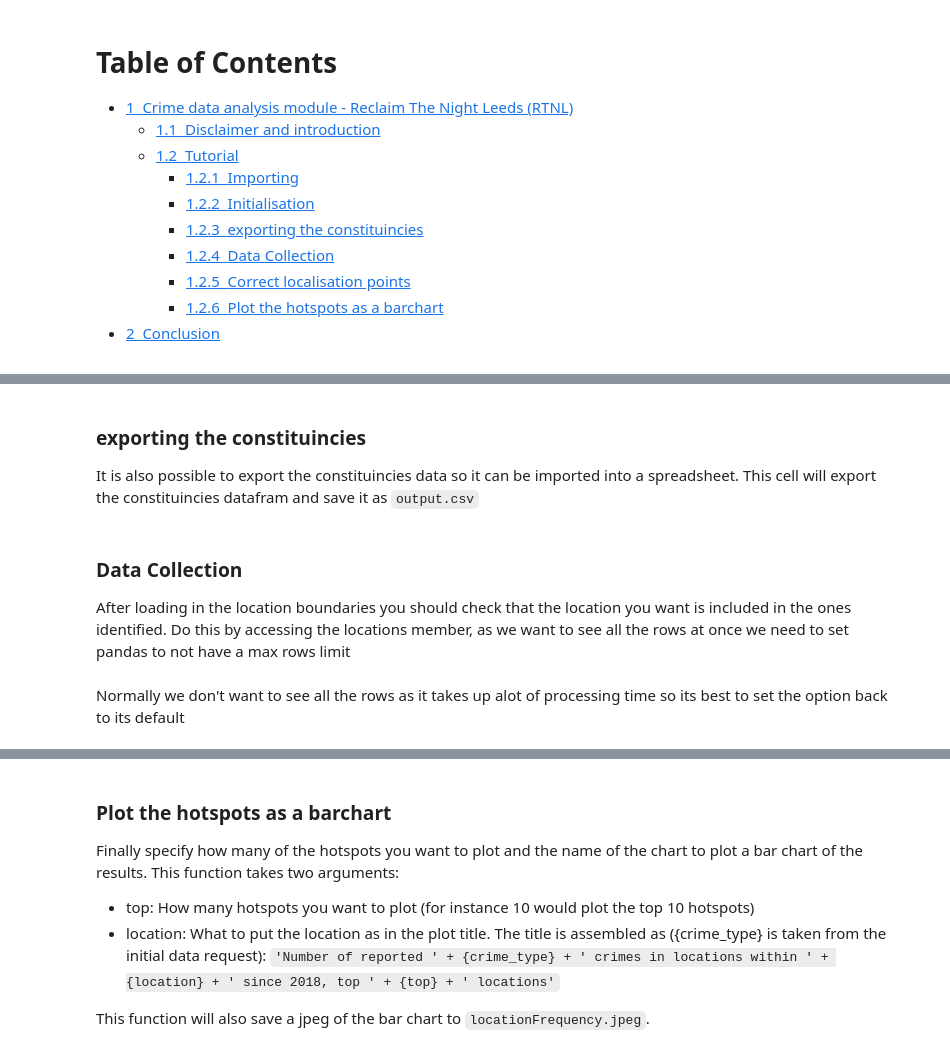
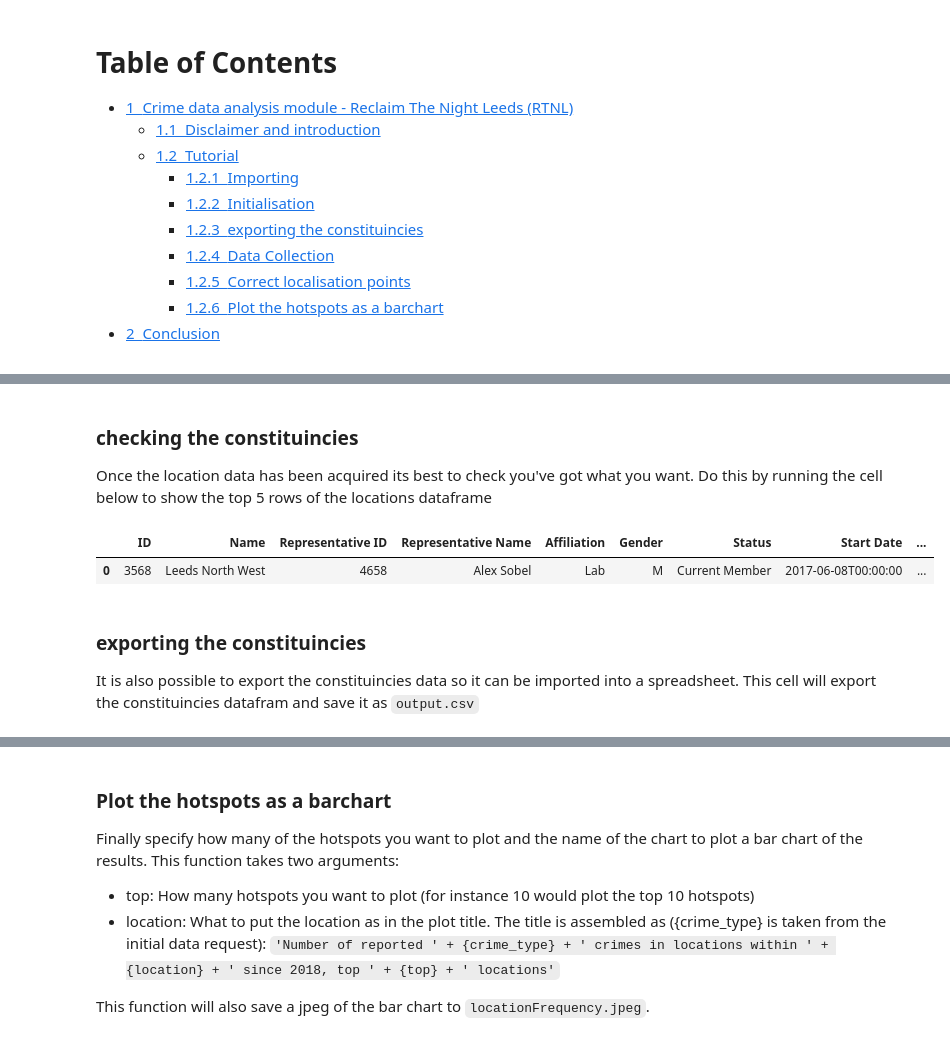
Before and after one commit to Reclaim-The-Night-Leeds/crime-hotspots-uk, a Jupyter notebook: demo.ipynb, the cells around one changed output, grey strips where cells are left out. Saved outputs shown, nothing was run; the diff lists cells and outputs as text; code cells hidden in the pictures.

```diff
--- a/demo.ipynb
+++ b/demo.ipynb
@@ -31,8 +50,13 @@ data = dataCollection.Reclaim(name = 'Leeds North West', location_names = ['Leed
+# %% [markdown]
+### checking the constituincies
+Once the location data has been acquired its best to check you've got what you want. Do this by running the cell below to show the top 5 rows of the locations dataframe
+# %%
+data.locations.locations.head()
+# %% [output]
+|  | ID | Name | Representative ID | Representative Name | Affiliation | Gender | Status | Start Date | ... |
+| 0 | 3568 | Leeds North West | 4658 | Alex Sobel | Lab | M | Current Member | 2017-06-08T00:00:00 | ... |
 # %% [markdown]
 ### exporting the constituincies
 It is also possible to export the constituincies data so it can be imported into a spreadsheet. This cell will export the constituincies datafram and save it as `output.csv`
 # %%
 data.locations.export('output.csv')
-# %% [markdown]
-### Data Collection
-After loading in the location boundaries you should check that the location you want is included in the ones identified. Do this by accessing the locations member, as we want to see all the rows at once we need to set pandas to not have a max rows limit
@@ -42,2 +62,0 @@ data.locations.locations
-# %% [markdown]
-Normally we don't want to see all the rows as it takes up alot of processing time so its best to set the option back to its default
```
Also changed, not shown: parts of 29 cells of this notebook, 2 other files.
